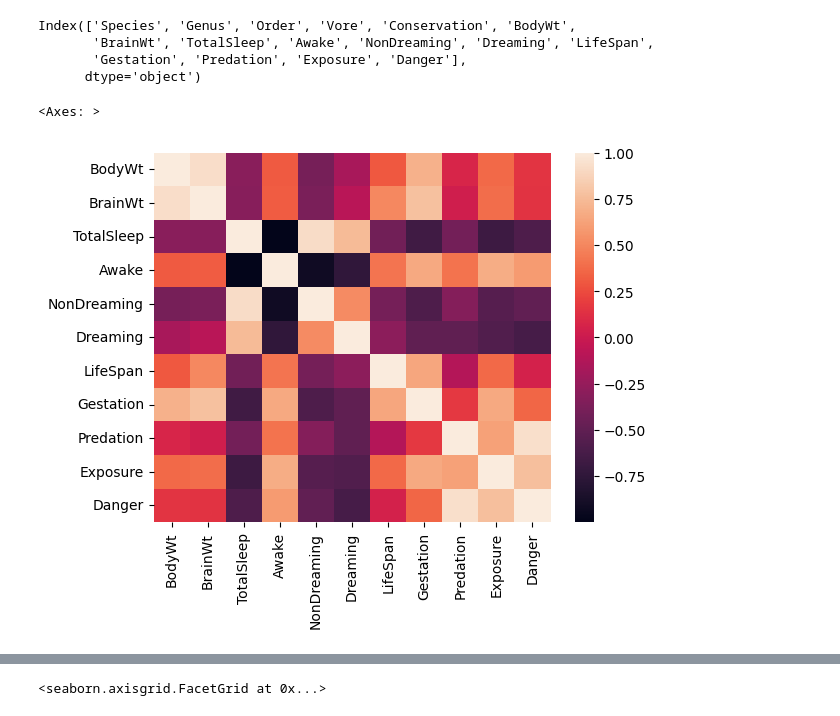
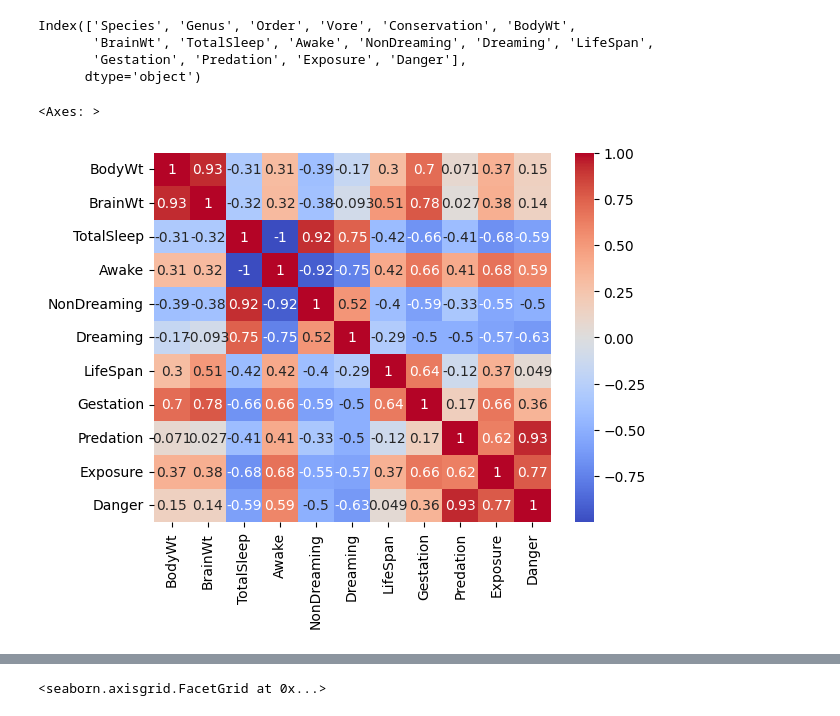
Before and after one commit to Yw0991/ML-Project, a Jupyter notebook: Code/EDA.ipynb, the cells around one changed output, grey strips where cells are left out. Saved outputs shown, nothing was run; the diff lists cells and outputs as text; code cells hidden in the pictures.

```diff
--- a/Code/EDA.ipynb
+++ b/Code/EDA.ipynb
@@ -319,7 +351,12 @@ Index(['Species', 'Genus', 'Order', 'Vore', 'Conservation', 'BodyWt',
       dtype='object')
 # %%
 sns.heatmap(df[["BodyWt","BrainWt","TotalSleep",'Awake', 'NonDreaming', 'Dreaming', 'LifeSpan',
-       'Gestation', 'Predation', 'Exposure', 'Danger']].corr())
+       'Gestation', 'Predation', 'Exposure', 'Danger']].corr(),annot=True,cmap='coolwarm')
+# Unexpected correlations between
+# BrainWt and Gestation
+# Awake and Exposure
+# Dreaming and Danger
+# Gestation and Exposure....
 # %% [output]
 <Axes: >
-[figure, old version]
+[figure, new version]
```
Also changed, not shown: parts of 18 cells of this notebook.
